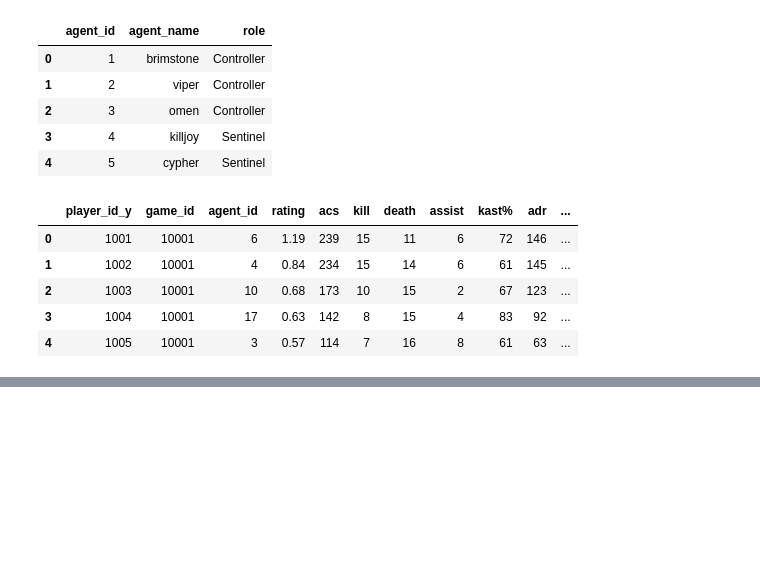
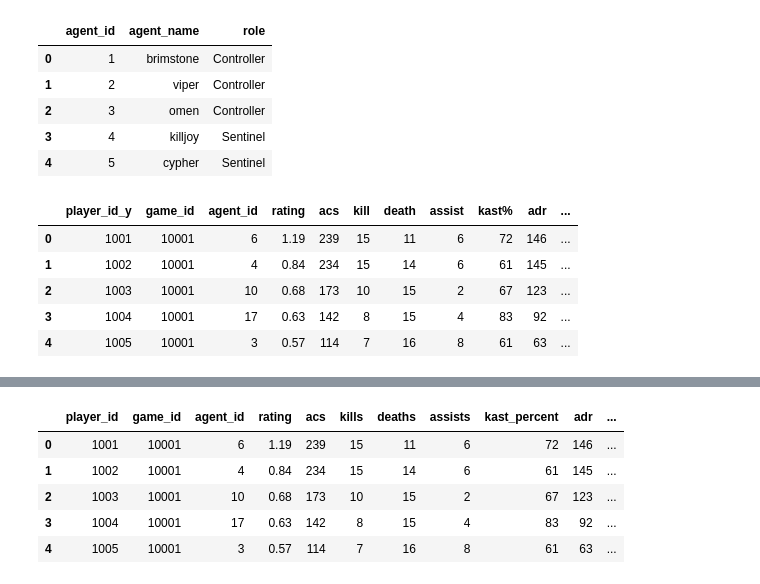
Before and after one commit to akshitn7/Stat-Track, a Jupyter notebook: etl/extract_and_transform.ipynb, the cells around one changed output, grey strips where cells are left out. Saved outputs shown, nothing was run; the diff lists cells and outputs as text; code cells hidden in the pictures; blank space fills up the shorter version.

```diff
--- a/etl/extract_and_transform.ipynb
+++ b/etl/extract_and_transform.ipynb
@@ -405,0 +383,2 @@ memory usage: 660.8 KB
+# %%
+stats_df.rename(columns={'player_id_y': 'player_id', 'kill': 'kills', 'death': 'deaths', 'assist': 'assists', 'kast%': 'kast_percent', 'hs%': 'hs_percent', 'fk': 'first_kills', 'fd': 'first_deaths'}, inplace=True)
@@ -406,3 +390,12 @@ memory usage: 660.8 KB
+# %%
+stats_df.head()
+# %% [output]
+|  | player_id | game_id | agent_id | rating | acs | kills | deaths | assists | kast_percent | adr | ... |
+| 0 | 1001 | 10001 | 6 | 1.19 | 239 | 15 | 11 | 6 | 72 | 146 | ... |
+| 1 | 1002 | 10001 | 4 | 0.84 | 234 | 15 | 14 | 6 | 61 | 145 | ... |
+| 2 | 1003 | 10001 | 10 | 0.68 | 173 | 10 | 15 | 2 | 67 | 123 | ... |
+| 3 | 1004 | 10001 | 17 | 0.63 | 142 | 8 | 15 | 4 | 83 | 92 | ... |
+| 4 | 1005 | 10001 | 3 | 0.57 | 114 | 7 | 16 | 8 | 61 | 63 | ... |
 # %%
 player_df.to_csv("players.csv", index=False)
 team_df.to_csv("teams.csv", index=False)
```
Also changed, not shown: parts of 2 cells of this notebook, 3 other files.
